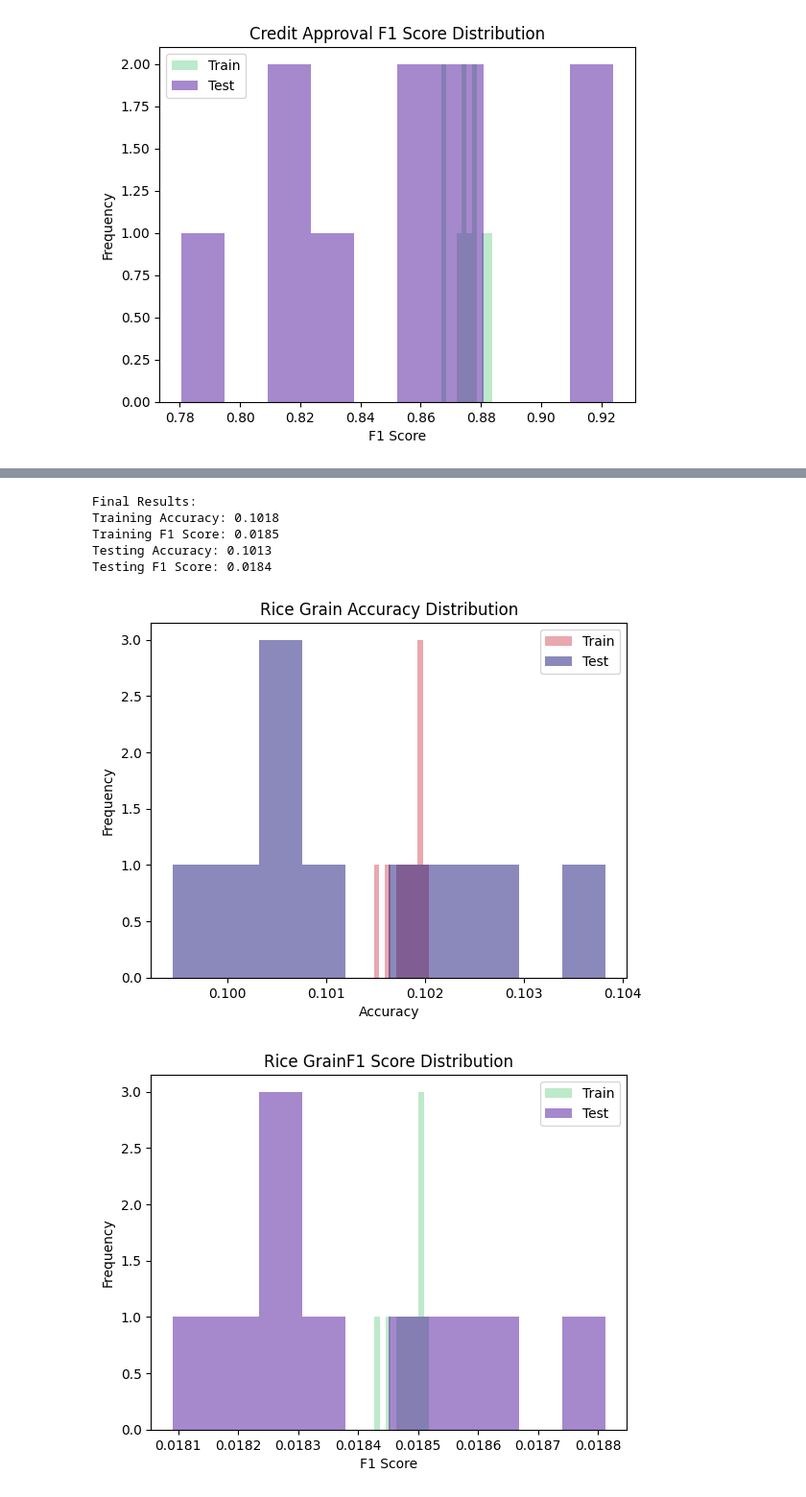
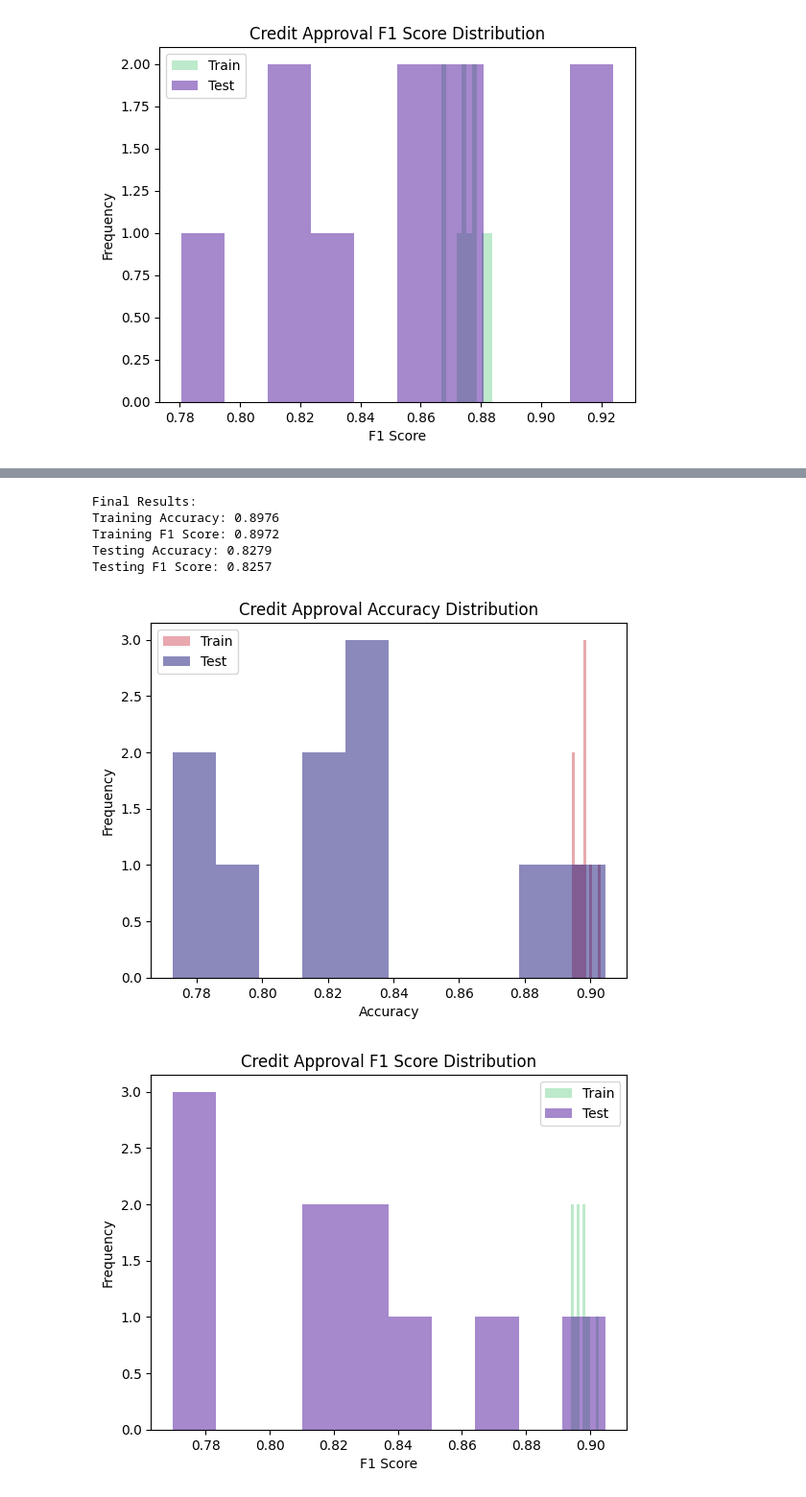
Before and after one commit to 1985lxw/589_final_project, a Jupyter notebook: src/xingwei_nn_dt/decisionTree.ipynb, the cells around one changed output, grey strips where cells are left out. Shown at 96% size. Saved outputs shown, nothing was run; the diff lists cells and outputs as text; code cells hidden in the pictures.

```diff
--- a/src/xingwei_nn_dt/decisionTree.ipynb
+++ b/src/xingwei_nn_dt/decisionTree.ipynb
@@ -443,32 +444,32 @@ Testing F1 Score: 0.8029
-# %%
-tr_acc, te_acc, tr_f1, te_f1 = run_kfold(digits_df, "label", k=10, max_depth=13, min_samples_split=50)
-
-print(f"\nFinal Results:")
-print(f"Training Accuracy: {np.mean(tr_acc):.4f}")
-print(f"Training F1 Score: {np.mean(tr_f1):.4f}")
-print(f"Testing Accuracy: {np.mean(te_acc):.4f}")
-print(f"Testing F1 Score: {np.mean(te_f1):.4f}")
-
-plt.hist(tr_acc, bins=10, alpha=0.5, label='Train', color='#d4535f')
-plt.hist(te_acc, bins=10, alpha=0.5, label='Test', color='#181478')
-plt.legend()
-plt.title("Handwritten Digit Accuracy Distribution")
-plt.xlabel("Accuracy")
-plt.ylabel("Frequency")
-plt.show()
-
-plt.hist(tr_f1, bins=10, alpha=0.5, label='Train', color='#7cd696')
-plt.hist(te_f1, bins=10, alpha=0.5, label='Test', color='#4e139c')
-plt.legend()
-plt.title("Handwritten Digit F1 Score Distribution")
-plt.xlabel("F1 Score")
-plt.ylabel("Frequency")
-plt.show()
-# %% [output]
-Final Results:
-Training Accuracy: 0.1018
-Training F1 Score: 0.0185
-Testing Accuracy: 0.1013
-Testing F1 Score: 0.0184
-[figure, removed]
-[figure, removed]
+# %%
+tr_acc, te_acc, tr_f1, te_f1 = run_kfold(digits_df, "label", k=10, max_depth=9, min_samples_split=17)
+
+print(f"\nFinal Results:")
+print(f"Training Accuracy: {np.mean(tr_acc):.4f}")
+print(f"Training F1 Score: {np.mean(tr_f1):.4f}")
+print(f"Testing Accuracy: {np.mean(te_acc):.4f}")
+print(f"Testing F1 Score: {np.mean(te_f1):.4f}")
+
+plt.hist(tr_acc, bins=10, alpha=0.5, label='Train', color='#d4535f')
+plt.hist(te_acc, bins=10, alpha=0.5, label='Test', color='#181478')
+plt.legend()
+plt.title("Credit Approval Accuracy Distribution")
+plt.xlabel("Accuracy")
+plt.ylabel("Frequency")
+plt.show()
+
+plt.hist(tr_f1, bins=10, alpha=0.5, label='Train', color='#7cd696')
+plt.hist(te_f1, bins=10, alpha=0.5, label='Test', color='#4e139c')
+plt.legend()
+plt.title("Credit Approval F1 Score Distribution")
+plt.xlabel("F1 Score")
+plt.ylabel("Frequency")
+plt.show()
+# %% [output]
+Final Results:
+Training Accuracy: 0.8976
+Training F1 Score: 0.8972
+Testing Accuracy: 0.8279
+Testing F1 Score: 0.8257
+[figure, added]
+[figure, added]
```
Also changed, not shown: parts of 4 cells of this notebook, 9 other files.
